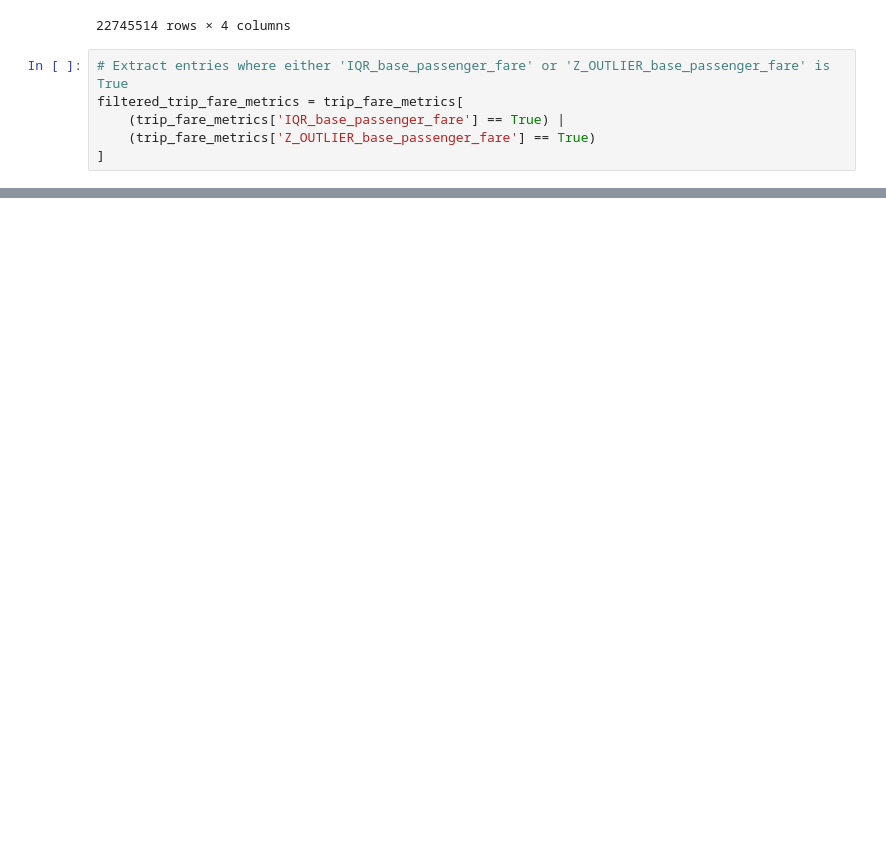
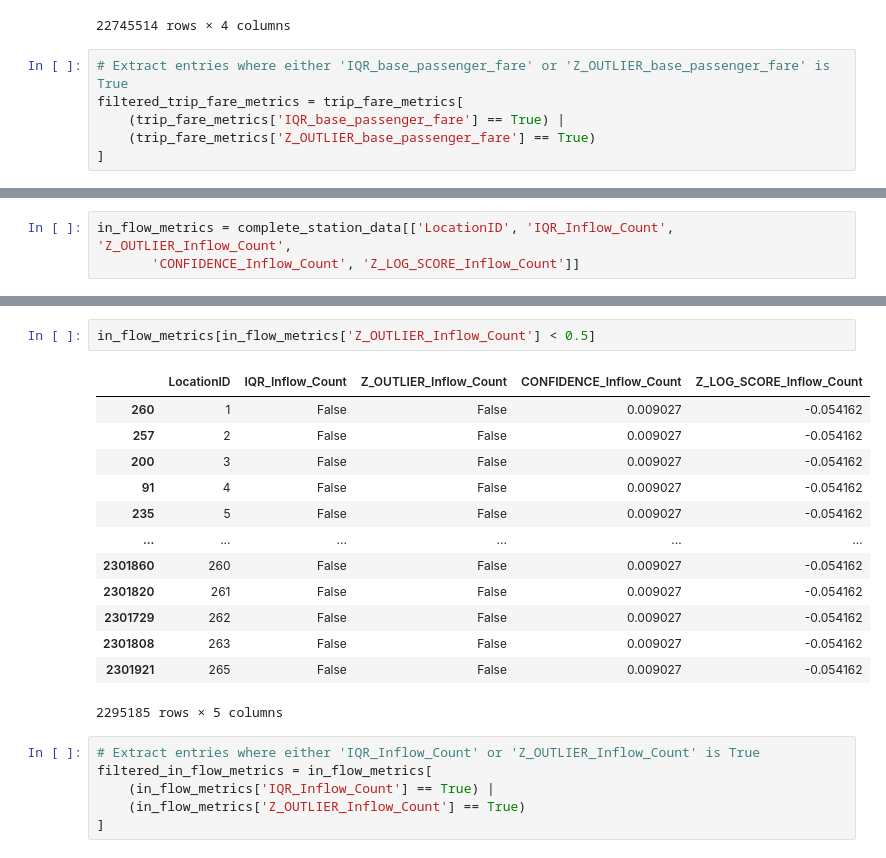
Before and after one commit to richardalamo/pocketride, a Jupyter notebook: data/Outlier_Detection/outliers_nyc_with_fare.ipynb, the cells around one changed output, grey strips where cells are left out. Saved outputs shown, nothing was run; the diff lists cells and outputs as text; blank space fills up the shorter version.

Commit message:
Add inflow count outlier analysis for NYC.

```diff
--- a/data/Outlier_Detection/outliers_nyc_with_fare.ipynb
+++ b/data/Outlier_Detection/outliers_nyc_with_fare.ipynb
@@ -569,0 +683,3 @@ filtered_trip_fare_metrics.head()
+# %%
+in_flow_metrics = complete_station_data[['LocationID', 'IQR_Inflow_Count', 'Z_OUTLIER_Inflow_Count',
+       'CONFIDENCE_Inflow_Count', 'Z_LOG_SCORE_Inflow_Count']]
@@ -569,0 +695,22 @@ filtered_trip_fare_metrics.head()
+# %%
+in_flow_metrics[in_flow_metrics['Z_OUTLIER_Inflow_Count'] < 0.5]
+# %% [output]
+|  | LocationID | IQR_Inflow_Count | Z_OUTLIER_Inflow_Count | CONFIDENCE_Inflow_Count | Z_LOG_SCORE_Inflow_Count |
+| 260 | 1 | False | False | 0.009027 | -0.054162 |
+| 257 | 2 | False | False | 0.009027 | -0.054162 |
+| 200 | 3 | False | False | 0.009027 | -0.054162 |
+| 91 | 4 | False | False | 0.009027 | -0.054162 |
+| 235 | 5 | False | False | 0.009027 | -0.054162 |
+| ... | ... | ... | ... | ... | ... |
+| 2301860 | 260 | False | False | 0.009027 | -0.054162 |
+| 2301820 | 261 | False | False | 0.009027 | -0.054162 |
+| 2301729 | 262 | False | False | 0.009027 | -0.054162 |
+| 2301808 | 263 | False | False | 0.009027 | -0.054162 |
+| 2301921 | 265 | False | False | 0.009027 | -0.054162 |
+2295185 rows × 5 columns
+# %%
+# Extract entries where either 'IQR_Inflow_Count' or 'Z_OUTLIER_Inflow_Count' is True
+filtered_in_flow_metrics = in_flow_metrics[
+    (in_flow_metrics['IQR_Inflow_Count'] == True) |
+    (in_flow_metrics['Z_OUTLIER_Inflow_Count'] == True)
+]
```
Also changed, not shown: parts of 10 cells of this notebook.
